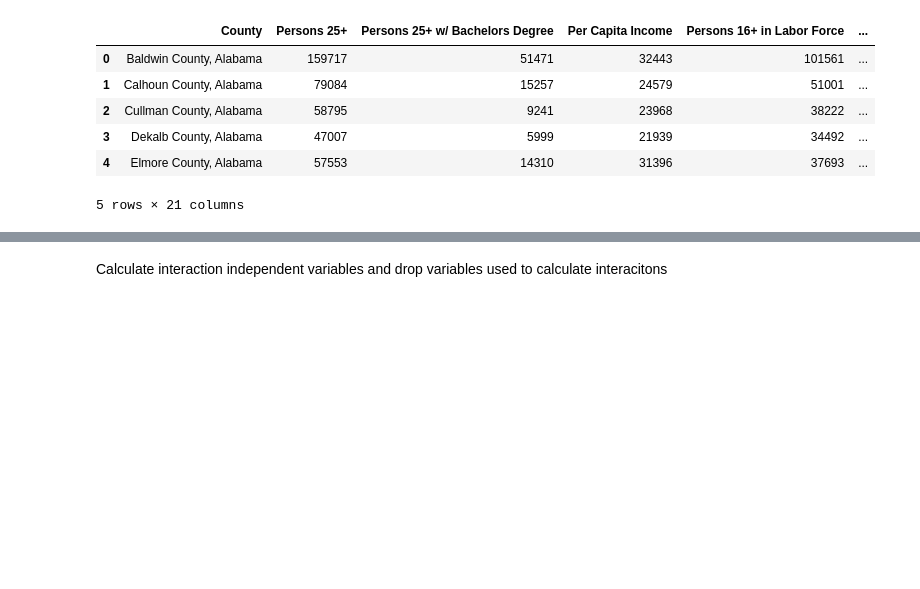
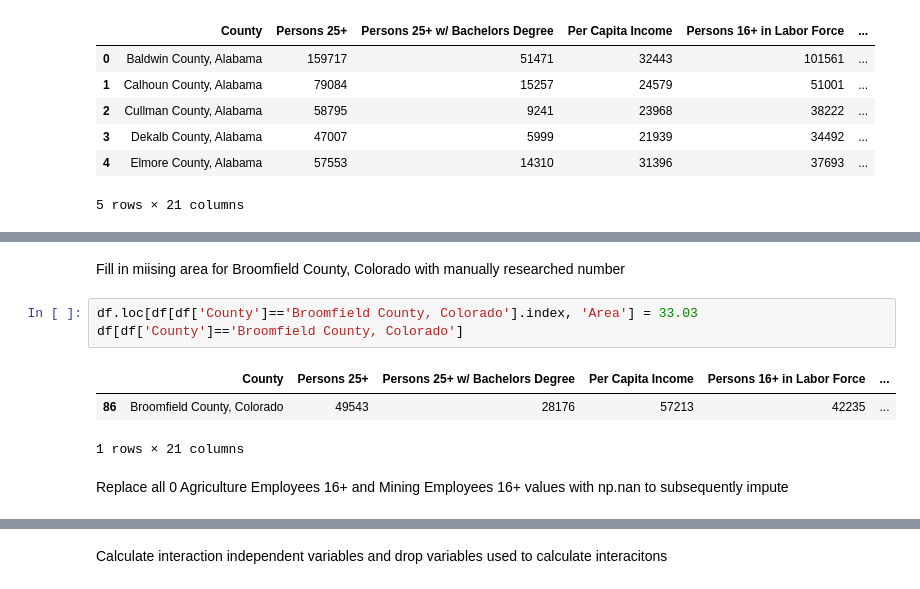
Before and after one commit to blantj/2020_pres_election_regression, a Jupyter notebook: Modeling.ipynb, the cells around one changed output, grey strips where cells are left out. Saved outputs shown, nothing was run; the diff lists cells and outputs as text; blank space fills up the shorter version.

```diff
--- a/Modeling.ipynb
+++ b/Modeling.ipynb
@@ -329,0 +342,11 @@ df.head()
+# %% [markdown]
+Fill in miising area for Broomfield County, Colorado with manually researched number
+# %%
+df.loc[df[df['County']=='Broomfield County, Colorado'].index, 'Area'] = 33.03
+df[df['County']=='Broomfield County, Colorado']
+# %% [output]
+|  | County | Persons 25+ | Persons 25+ w/ Bachelors Degree | Per Capita Income | Persons 16+ in Labor Force | ... |
+| 86 | Broomfield County, Colorado | 49543 | 28176 | 57213 | 42235 | ... |
+1 rows × 21 columns
+# %% [markdown]
+Replace all 0 Agriculture Employees 16+ and Mining Employees 16+ values with np.nan to subsequently impute
```
Also changed, not shown: parts of 16 cells of this notebook.
